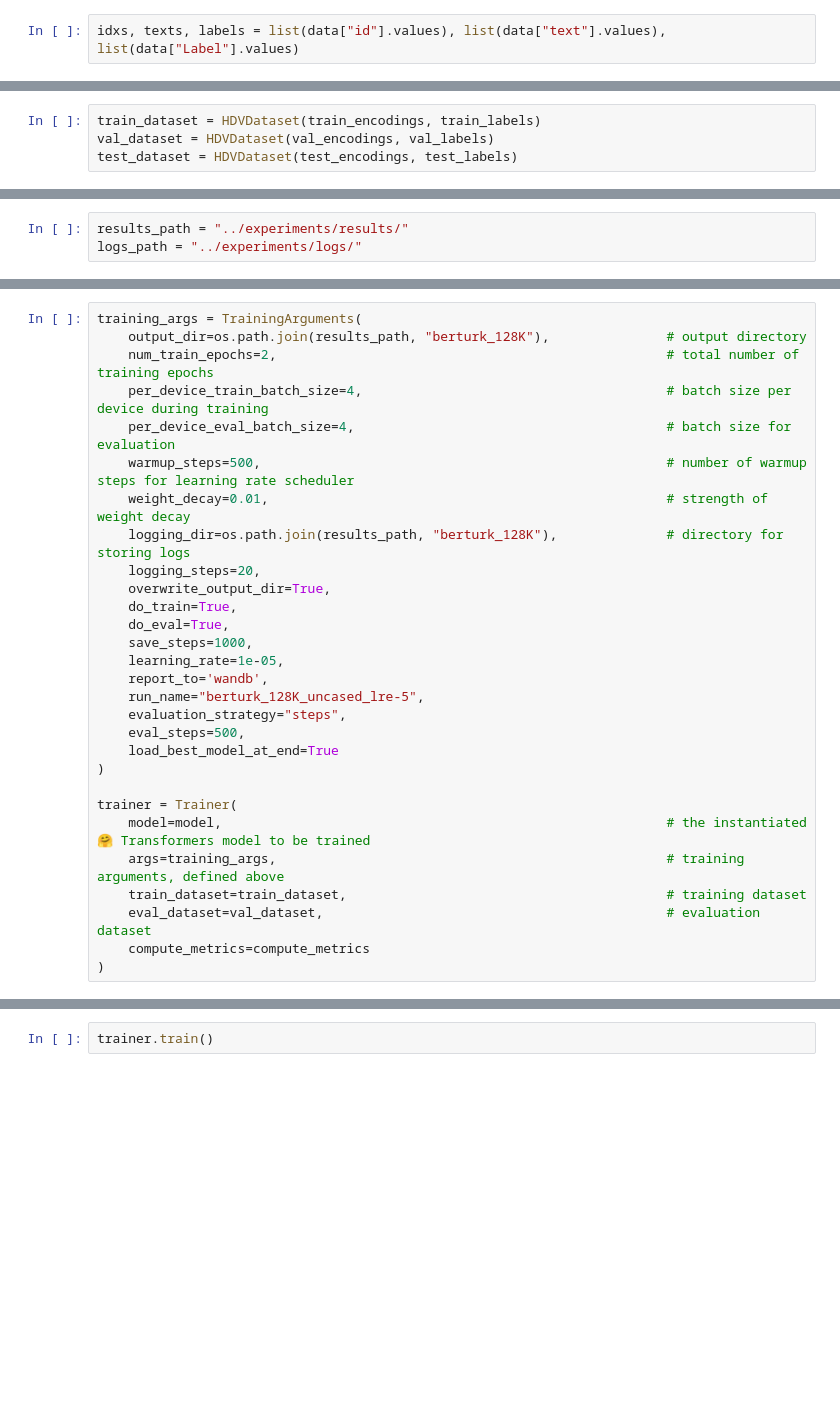
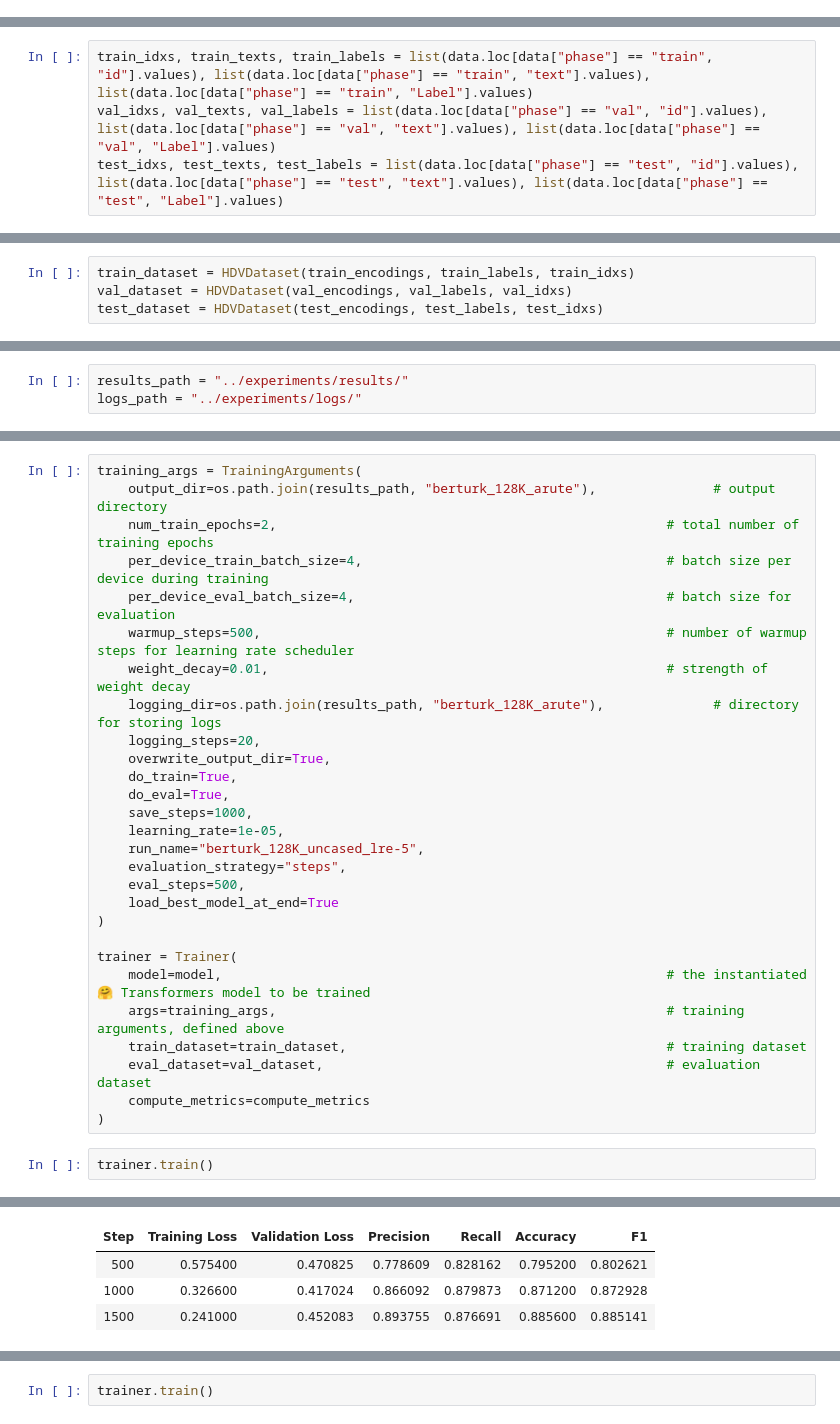
Before and after one commit to atifemreyuksel/doc_hatespeech_detection, a Jupyter notebook: notebooks/berturk.ipynb, the cells around one changed output, grey strips where cells are left out. Drawn from its saved outputs; the diff is of its cells as text; blank space fills up the shorter version.

```diff
--- a/notebooks/berturk.ipynb
+++ b/notebooks/berturk.ipynb
@@ -65,5 +90,3 @@ class HDVDataset(torch.utils.data.Dataset):
 
     def __len__(self):
         return len(self.labels)
-# %%
-idxs, texts, labels = list(data["id"].values), list(data["text"].values), list(data["Label"].values)
@@ -80,0 +93,4 @@ Test dist: Counter({'hate': 1263, 'not_hate': 1244})
+# %%
+train_idxs, train_texts, train_labels = list(data.loc[data["phase"] == "train", "id"].values), list(data.loc[data["phase"] == "train", "text"].values), list(data.loc[data["phase"] == "train", "Label"].values)
+val_idxs, val_texts, val_labels = list(data.loc[data["phase"] == "val", "id"].values), list(data.loc[data["phase"] == "val", "text"].values), list(data.loc[data["phase"] == "val", "Label"].values)
+test_idxs, test_texts, test_labels = list(data.loc[data["phase"] == "test", "id"].values), list(data.loc[data["phase"] == "test", "text"].values), list(data.loc[data["phase"] == "test", "Label"].values)
@@ -85,9 +109,9 @@ train_encodings = tokenizer(train_texts, truncation=True, padding=True)
 val_encodings = tokenizer(val_texts, truncation=True, padding=True)
 test_encodings = tokenizer(test_texts, truncation=True, padding=True)
 # %%
-train_dataset = HDVDataset(train_encodings, train_labels)
-val_dataset = HDVDataset(val_encodings, val_labels)
-test_dataset = HDVDataset(test_encodings, test_labels)
+train_dataset = HDVDataset(train_encodings, train_labels, train_idxs)
+val_dataset = HDVDataset(val_encodings, val_labels, val_idxs)
+test_dataset = HDVDataset(test_encodings, test_labels, test_idxs)
 # %% [markdown]
 ## Evaluation metrics
 # %%
@@ -138,20 +162,19 @@ Some weights of BertForSequenceClassification were not initialized from the mode
 You should probably TRAIN this model on a down-stream task to be able to use it for predictions and inference.
 # %%
 training_args = TrainingArguments(
-    output_dir=os.path.join(results_path, "berturk_128K"),               # output directory
+    output_dir=os.path.join(results_path, "berturk_128K_arute"),               # output directory
     num_train_epochs=2,                                                  # total number of training epochs
     per_device_train_batch_size=4,                                       # batch size per device during training
     per_device_eval_batch_size=4,                                        # batch size for evaluation
     warmup_steps=500,                                                    # number of warmup steps for learning rate scheduler
     weight_decay=0.01,                                                   # strength of weight decay
-    logging_dir=os.path.join(results_path, "berturk_128K"),              # directory for storing logs
+    logging_dir=os.path.join(results_path, "berturk_128K_arute"),              # directory for storing logs
     logging_steps=20,
     overwrite_output_dir=True,
     do_train=True,
     do_eval=True,
     save_steps=1000,
     learning_rate=1e-05,
-    report_to='wandb',
     run_name="berturk_128K_uncased_lre-5",
     evaluation_strategy="steps",
     eval_steps=500,
@@ -165,3 +188,6 @@ trainer = Trainer(
     eval_dataset=val_dataset,                                            # evaluation dataset
     compute_metrics=compute_metrics
 )
+# %%
+trainer.train()
+# %% [output]
@@ -167,0 +202,4 @@ trainer = Trainer(
+| Step | Training Loss | Validation Loss | Precision | Recall | Accuracy | F1 |
+| 500 | 0.575400 | 0.470825 | 0.778609 | 0.828162 | 0.795200 | 0.802621 |
+| 1000 | 0.326600 | 0.417024 | 0.866092 | 0.879873 | 0.871200 | 0.872928 |
+| 1500 | 0.241000 | 0.452083 | 0.893755 | 0.876691 | 0.885600 | 0.885141 |
```
Also changed, not shown: parts of 15 cells of this notebook, 9 other files.
